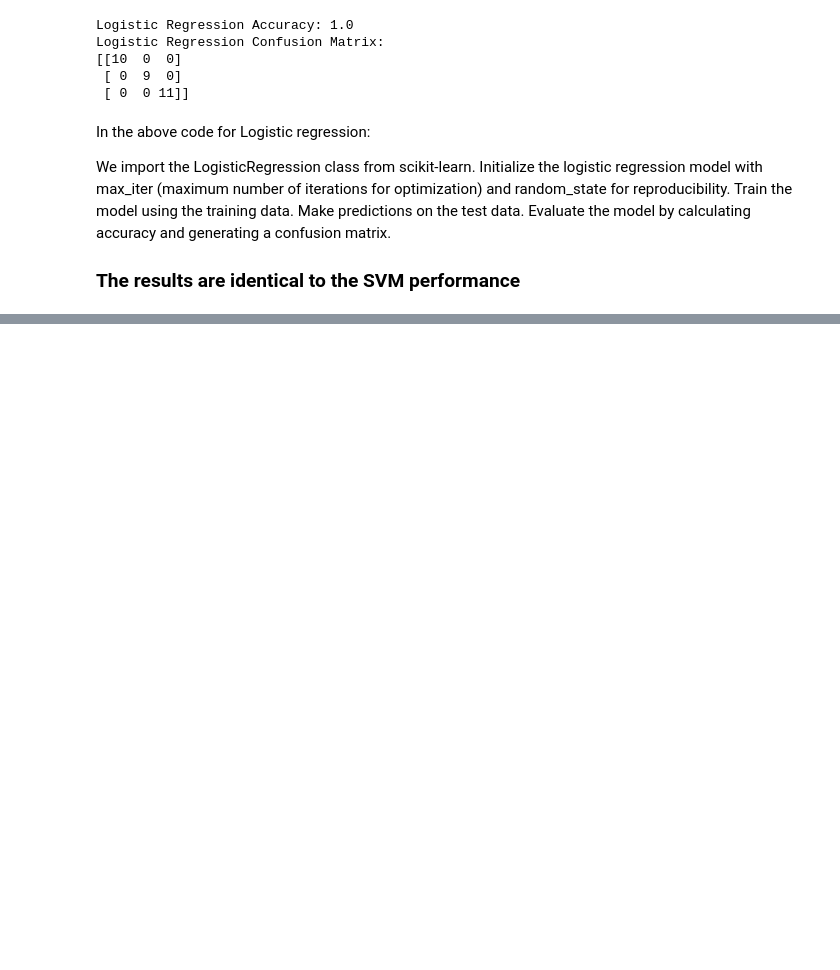
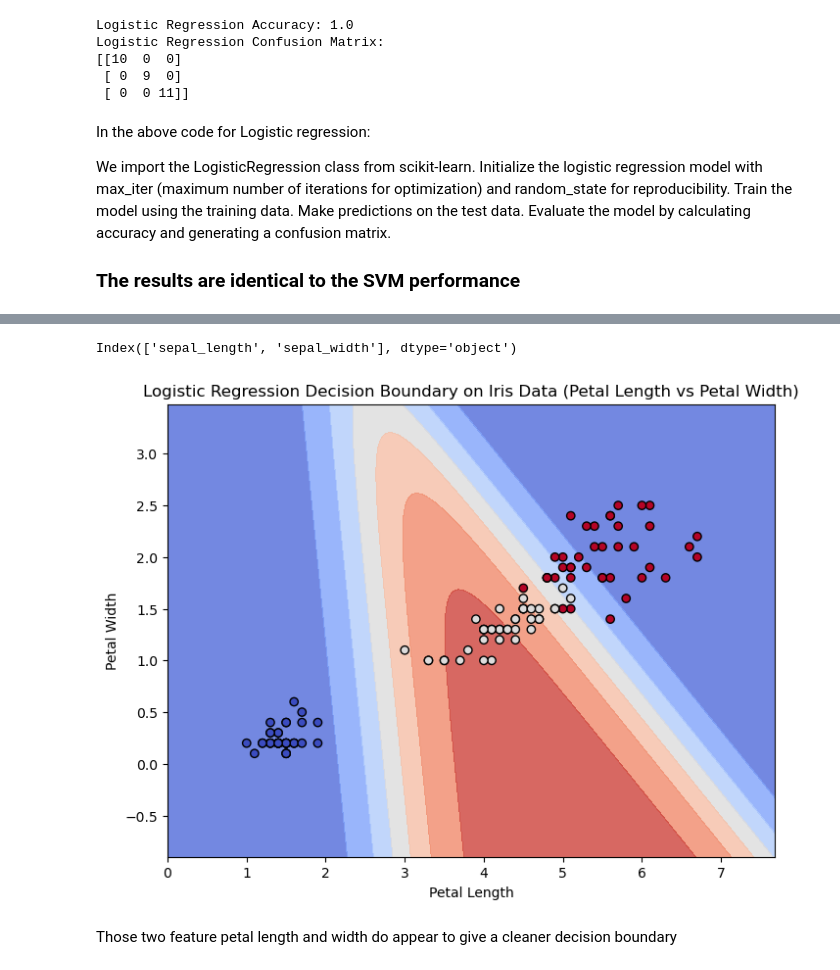
Before and after one commit to BridK02/Machine-Learning-and-Statistics, a Jupyter notebook: Projects/project.ipynb, the cells around one changed output, grey strips where cells are left out. Drawn from its saved outputs; the diff is of its cells as text; code cells hidden in the pictures; blank space fills up the shorter version.

Commit message:
Final clean up of project

```diff
--- a/Projects/project.ipynb
+++ b/Projects/project.ipynb
@@ -189,0 +321,50 @@ Evaluate the model by calculating accuracy and generating a confusion matrix.
+# %%
+print(X_train.columns)
+# %% [output]
+Index(['sepal_length', 'sepal_width'], dtype='object')
+# %%
+
+# Visualizing Decision Boundary for Logistic Regression
+# Split the dataset into training and testing sets
+X_train, X_test, y_train, y_test = train_test_split(
+    iris[['petal_length', 'petal_width']],  # Using only the first two features for visualization
+    iris['class'],
+    test_size=0.2,
+    random_state=42
+)
+
+# Initialize Logistic Regression model
+logistic_model = LogisticRegression(max_iter=1000, random_state=42)
+
+# Train the model
+logistic_model.fit(X_train, y_train)
+
+# Make predictions
+logistic_predictions = logistic_model.predict(X_test)# Visualizing Decision Boundary for Logistic Regression
+plt.figure(figsize=(8, 6))
+
+# Plotting decision regions
+h = .02  # Step size in the mesh
+x_min, x_max = X_train['petal_length'].min() - 1, X_train['petal_length'].max() + 1
+y_min, y_max = X_train['petal_width'].min() - 1, X_train['petal_width'].max() + 1
+xx, yy = np.meshgrid(np.arange(x_min, x_max, h), np.arange(y_min, y_max, h))
+
+# Use only two features for prediction
+Z = logistic_model.predict_proba(np.c_[xx.ravel(), yy.ravel()])[:, 1]
+Z = Z.reshape(xx.shape)
+
+# Plot decision regions based on probabilities
+plt.contourf(xx, yy, Z, cmap=plt.cm.coolwarm, alpha=0.8)
+
+# Scatter plot of training data points
+plt.scatter(X_train['petal_length'], X_train['petal_width'], c=y_train_encoded, cmap=plt.cm.coolwarm, edgecolors='k', marker='o')
+
+plt.title('Logistic Regression Decision Boundary on Iris Data (Petal Length vs Petal Width)')
+plt.xlabel('Petal Length')
+plt.ylabel('Petal Width')
+
+plt.show()
+# %% [output]
+[figure, added]
+# %% [markdown]
+Those two feature petal length and width do appear to give a cleaner decision boundary
```
Also changed, not shown: parts of 18 cells of this notebook.
